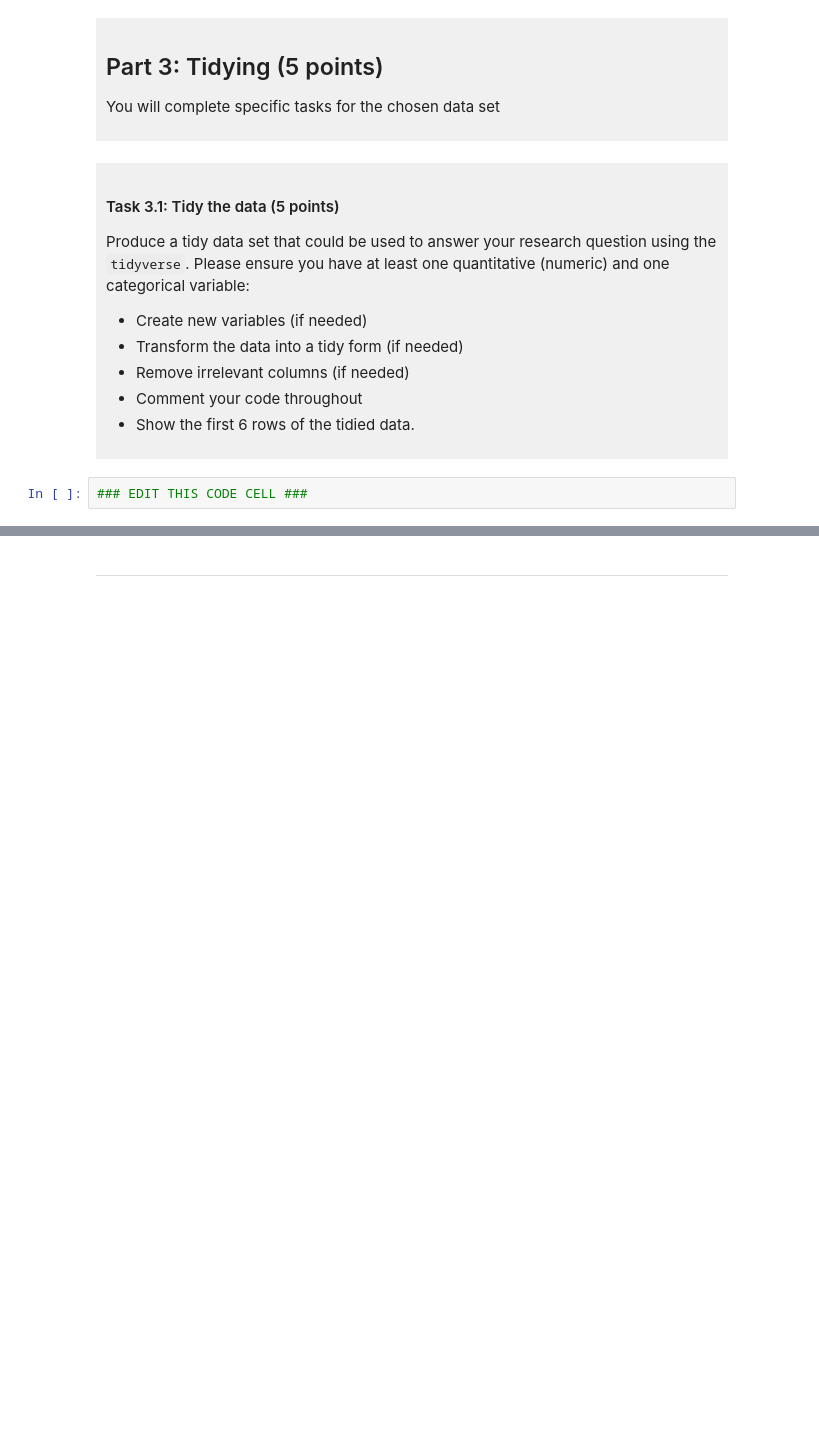
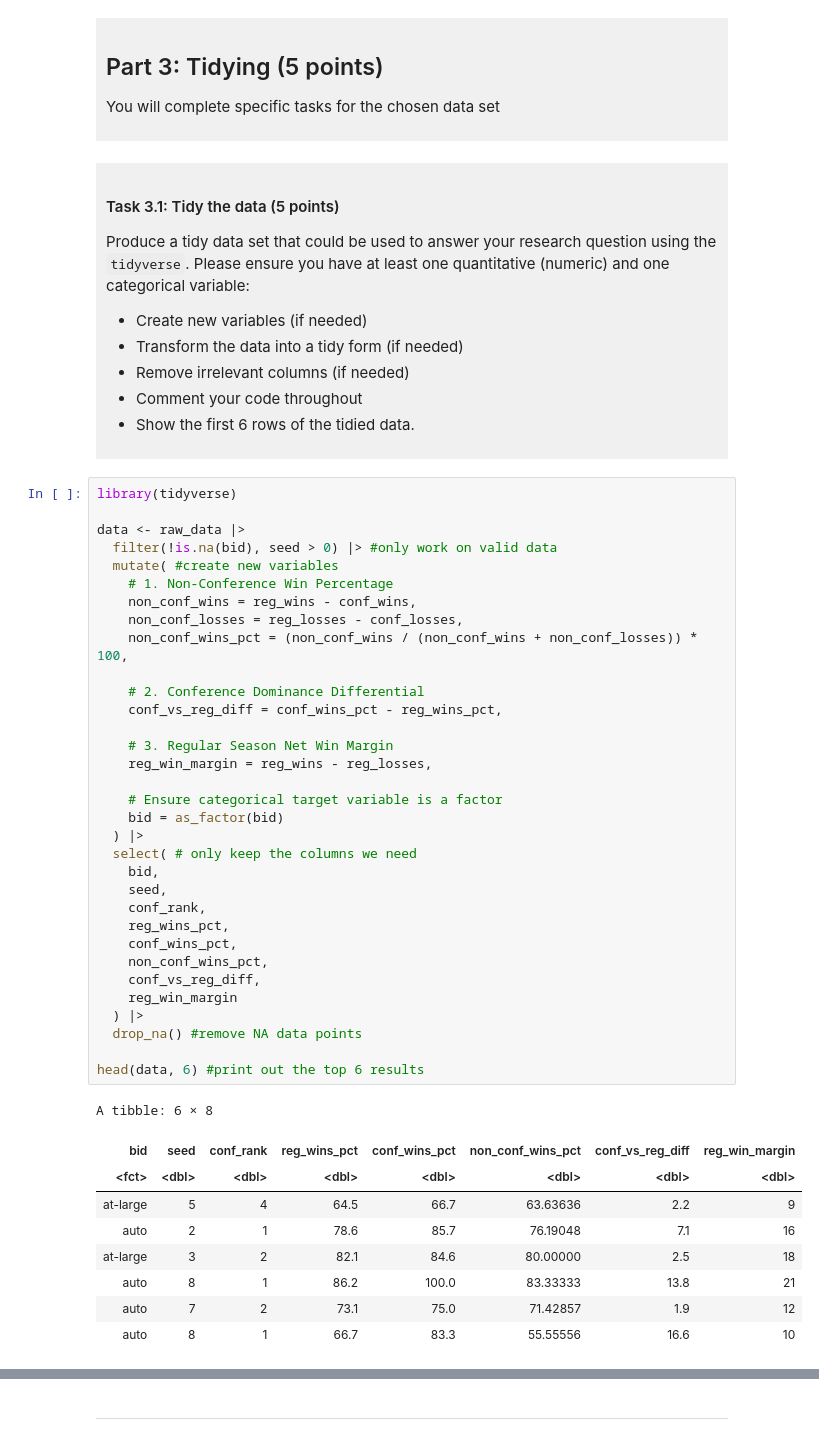
Before and after one commit to HaydenChan8619/dsci-100-project-hayden-chan, a Jupyter notebook: dsci-100-project-notebook.ipynb, the cells around one changed output, grey strips where cells are left out. Saved outputs shown, nothing was run; the diff lists cells and outputs as text; blank space fills up the shorter version.

```diff
--- a/dsci-100-project-notebook.ipynb
+++ b/dsci-100-project-notebook.ipynb
@@ -189,5 +220,46 @@ Produce a tidy data set that could be used to answer your research question usin
 
 </div>
 # %%
-### EDIT THIS CODE CELL ###
+library(tidyverse)
+
+data <- raw_data |>
+  filter(!is.na(bid), seed > 0) |> #only work on valid data
+  mutate( #create new variables
+    # 1. Non-Conference Win Percentage
+    non_conf_wins = reg_wins - conf_wins,
+    non_conf_losses = reg_losses - conf_losses,
+    non_conf_wins_pct = (non_conf_wins / (non_conf_wins + non_conf_losses)) * 100,
+
+    # 2. Conference Dominance Differential
+    conf_vs_reg_diff = conf_wins_pct - reg_wins_pct,
+
+    # 3. Regular Season Net Win Margin
+    reg_win_margin = reg_wins - reg_losses,
+
+    # Ensure categorical target variable is a factor
+    bid = as_factor(bid)
+  ) |>
+  select( # only keep the columns we need
+    bid,
+    seed,
+    conf_rank,
+    reg_wins_pct,
+    conf_wins_pct,
+    non_conf_wins_pct,
+    conf_vs_reg_diff,
+    reg_win_margin
+  ) |>
+  drop_na() #remove NA data points
+
+head(data, 6) #print out the top 6 results
+# %% [output]
+A tibble: 6 × 8
+| bid | seed | conf_rank | reg_wins_pct | conf_wins_pct | non_conf_wins_pct | conf_vs_reg_diff | reg_win_margin |
+| <fct> | <dbl> | <dbl> | <dbl> | <dbl> | <dbl> | <dbl> | <dbl> |
+| at-large | 5 | 4 | 64.5 | 66.7 | 63.63636 | 2.2 | 9 |
+| auto | 2 | 1 | 78.6 | 85.7 | 76.19048 | 7.1 | 16 |
+| at-large | 3 | 2 | 82.1 | 84.6 | 80.00000 | 2.5 | 18 |
+| auto | 8 | 1 | 86.2 | 100.0 | 83.33333 | 13.8 | 21 |
+| auto | 7 | 2 | 73.1 | 75.0 | 71.42857 | 1.9 | 12 |
+| auto | 8 | 1 | 66.7 | 83.3 | 55.55556 | 16.6 | 10 |
 # %% [markdown]
```
Also changed, not shown: parts of 5 cells of this notebook.
